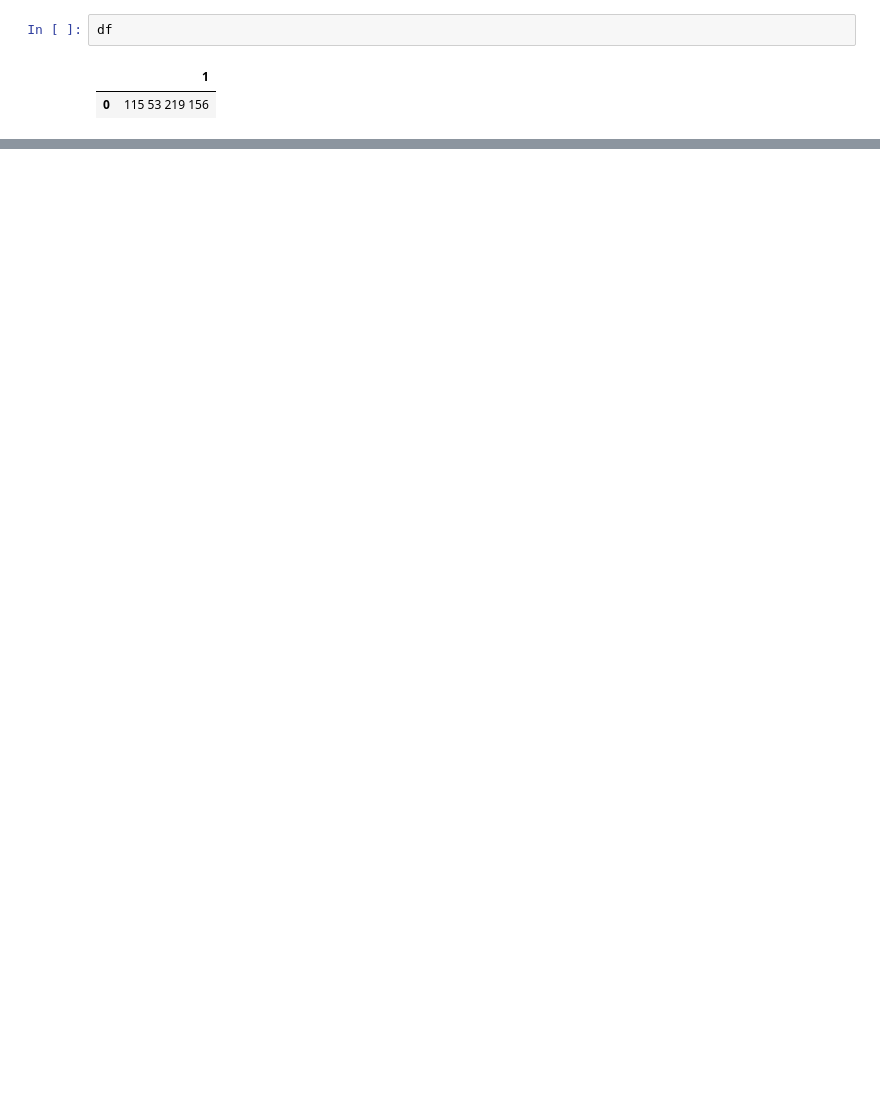
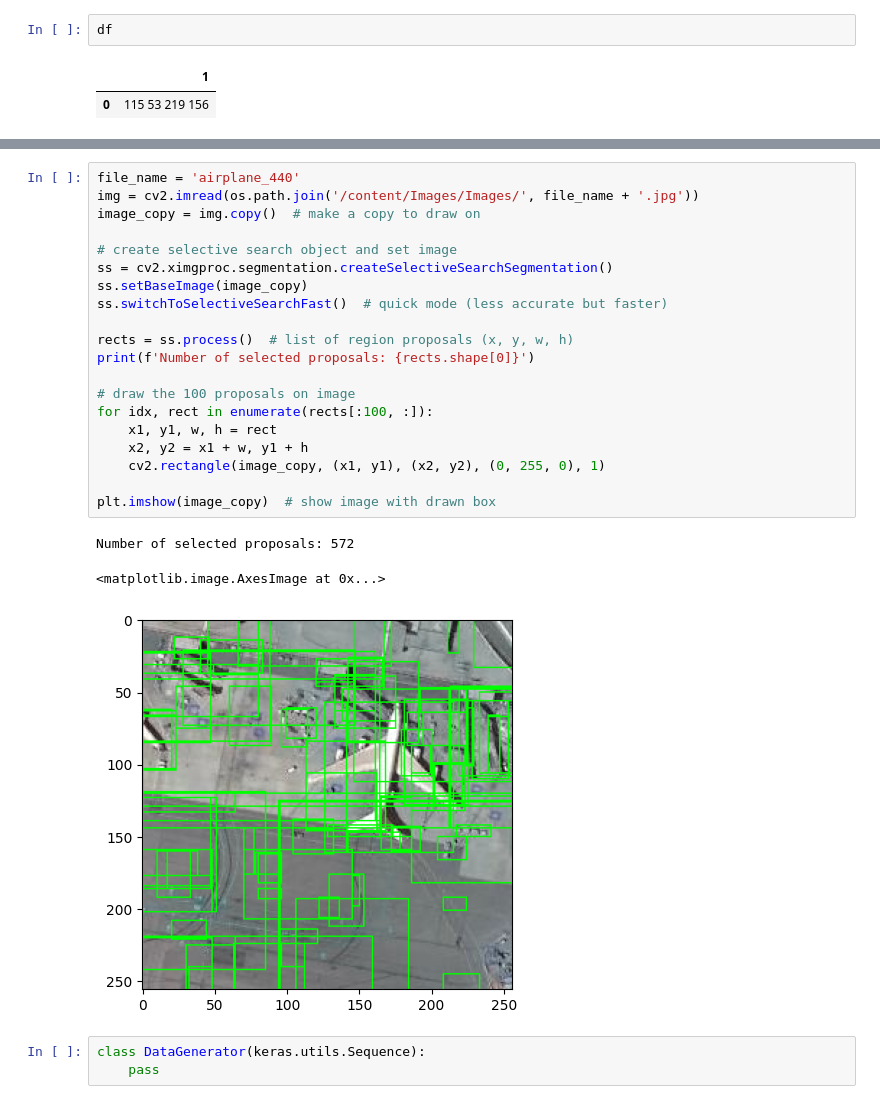
Before and after one commit to mjmousavi97/Deep-Learning-Tehran-uni, a Jupyter notebook: HomeWorks/05 HW/src/main.ipynb, the cells around one changed output, grey strips where cells are left out. Cells and saved outputs as stored; diff of their text form; blank space fills up the shorter version.

Commit message:
Implemented IoU calculation function and Selective Search setup  on HW5/src/main.ipynb

```diff
--- a/HomeWorks/05 HW/src/main.ipynb
+++ b/HomeWorks/05 HW/src/main.ipynb
@@ -35,0 +96,27 @@ df
+# %%
+file_name = 'airplane_440'
+img = cv2.imread(os.path.join('/content/Images/Images/', file_name + '.jpg'))
+image_copy = img.copy()  # make a copy to draw on
+
+# create selective search object and set image
+ss = cv2.ximgproc.segmentation.createSelectiveSearchSegmentation()
+ss.setBaseImage(image_copy)
+ss.switchToSelectiveSearchFast()  # quick mode (less accurate but faster)
+
+rects = ss.process()  # list of region proposals (x, y, w, h)
+print(f'Number of selected proposals: {rects.shape[0]}')
+
+# draw the 100 proposals on image
+for idx, rect in enumerate(rects[:100, :]):
+    x1, y1, w, h = rect
+    x2, y2 = x1 + w, y1 + h
+    cv2.rectangle(image_copy, (x1, y1), (x2, y2), (0, 255, 0), 1)
+
+plt.imshow(image_copy)  # show image with drawn box
+# %% [output]
+Number of selected proposals: 572
+<matplotlib.image.AxesImage at 0x...>
+[figure, added]
+# %%
+class DataGenerator(keras.utils.Sequence):
+    pass
```
Also changed, not shown: parts of 12 cells of this notebook.
